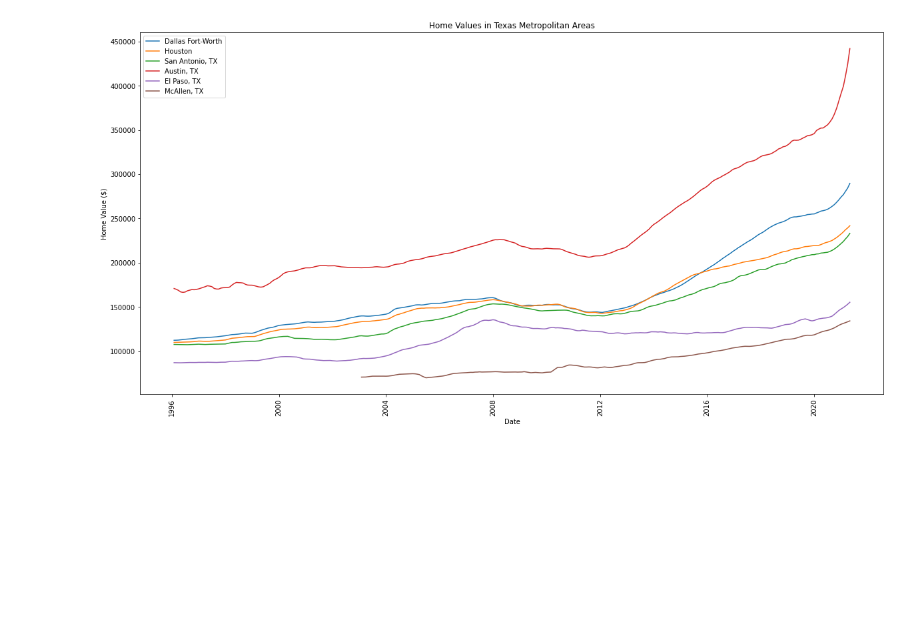
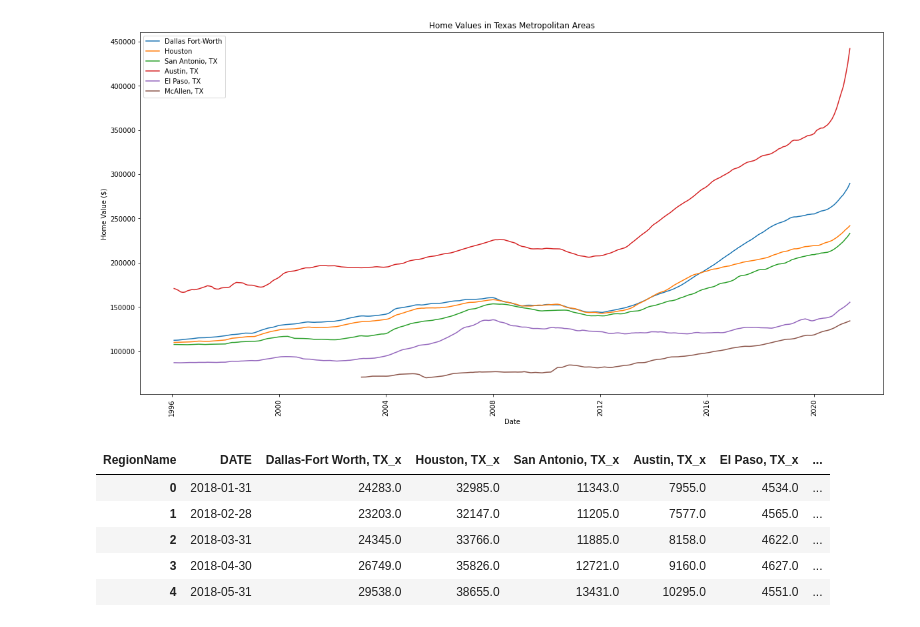
Before and after one commit to Fescamil1/Project_1_Housing_Market_Analysis, a Jupyter notebook: SC-population.ipynb, the cells around one changed output. Drawn from its saved outputs; the diff is of its cells as text; code cells hidden in the pictures; blank space fills up the shorter version.

```diff
--- a/SC-population.ipynb
+++ b/SC-population.ipynb
@@ -121,5 +126,12 @@ plt.show()
 # %% [output]
 [figure]
 # %%
-#pricesList_df = pd.merge(tx_list_df,tx_prices_df,on="DATE",how="left")
-#pricesList_df
+pricesList_df = pd.merge(tx_list_df,tx_prices_filt_df,on="DATE",how="left")
+pricesList_df.head()
+# %% [output]
+| RegionName | DATE | Dallas-Fort Worth, TX_x | Houston, TX_x | San Antonio, TX_x | Austin, TX_x | El Paso, TX_x | ... |
+| 0 | 2018-01-31 | 24283.0 | 32985.0 | 11343.0 | 7955.0 | 4534.0 | ... |
+| 1 | 2018-02-28 | 23203.0 | 32147.0 | 11205.0 | 7577.0 | 4565.0 | ... |
+| 2 | 2018-03-31 | 24345.0 | 33766.0 | 11885.0 | 8158.0 | 4622.0 | ... |
+| 3 | 2018-04-30 | 26749.0 | 35826.0 | 12721.0 | 9160.0 | 4627.0 | ... |
+| 4 | 2018-05-31 | 29538.0 | 38655.0 | 13431.0 | 10295.0 | 4551.0 | ... |
```
Also changed, not shown: parts of 8 cells of this notebook.
